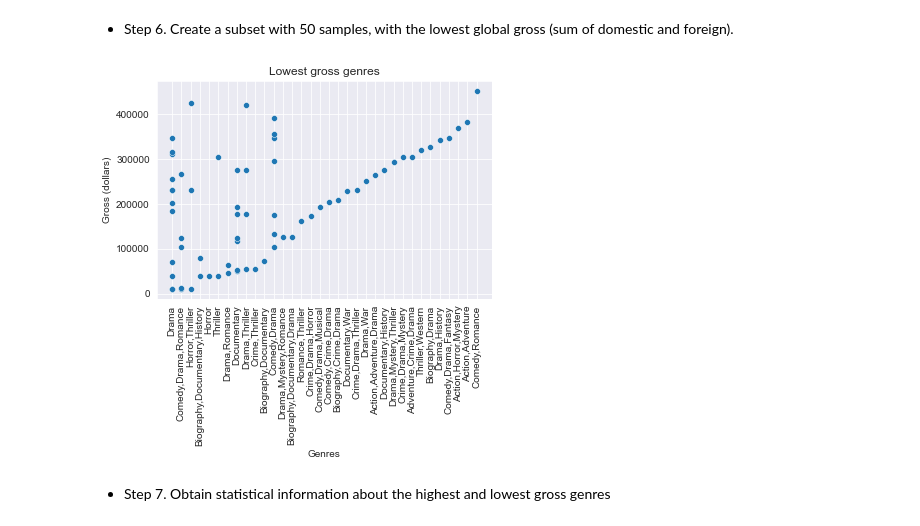
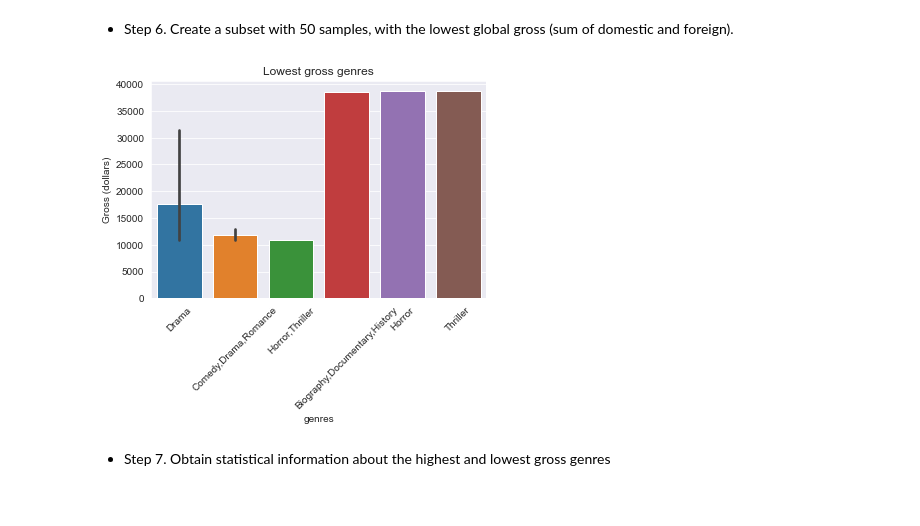
Before and after one commit to mahanabba/Pod_3_Capstone, a Jupyter notebook: student.ipynb, the cells around one changed output. Cells and saved outputs as stored; diff of their text form; code cells hidden in the pictures.

```diff
--- a/student.ipynb
+++ b/student.ipynb
@@ -233,19 +239,21 @@ plt.title("Highest gross genres");
 # %% [markdown]
 - Step 6. Create a subset with 50 samples, with the lowest global gross (sum of domestic and foreign).
 # %%
-full_merge_min = full_merge.nsmallest(70, 'global_sum')
+full_merge_min = full_merge.nsmallest(10, 'global_sum')
 # %%
 # Using seaborn library, we plot the 50 sample set from the dataset "full_merge" with the lowest revenues
 # X axis represents all genres distributed within the 50 sample set.
 # Y axis represents the revenues values.
 sns.set_style("darkgrid")
-sns.scatterplot(data=full_merge_min, x="genres", y="global_sum", );
-plt.xticks(rotation=90);
-plt.xlabel("Genres");
+sns.barplot(data=full_merge_min, x="genres", y="global_sum");
+plt.xticks(rotation=45);
 plt.ylabel("Gross (dollars)");
 plt.title("Lowest gross genres");
+plt.savefig("genres_low_gross.png",
+            bbox_inches ="tight",
+            orientation ='landscape');
 # %% [output]
-[figure, old version]
+[figure, new version]
 # %% [markdown]
 - Step 7. Obtain statistical information about the highest and lowest gross genres
 # %%
```
Also changed, not shown: parts of 13 cells of this notebook.
